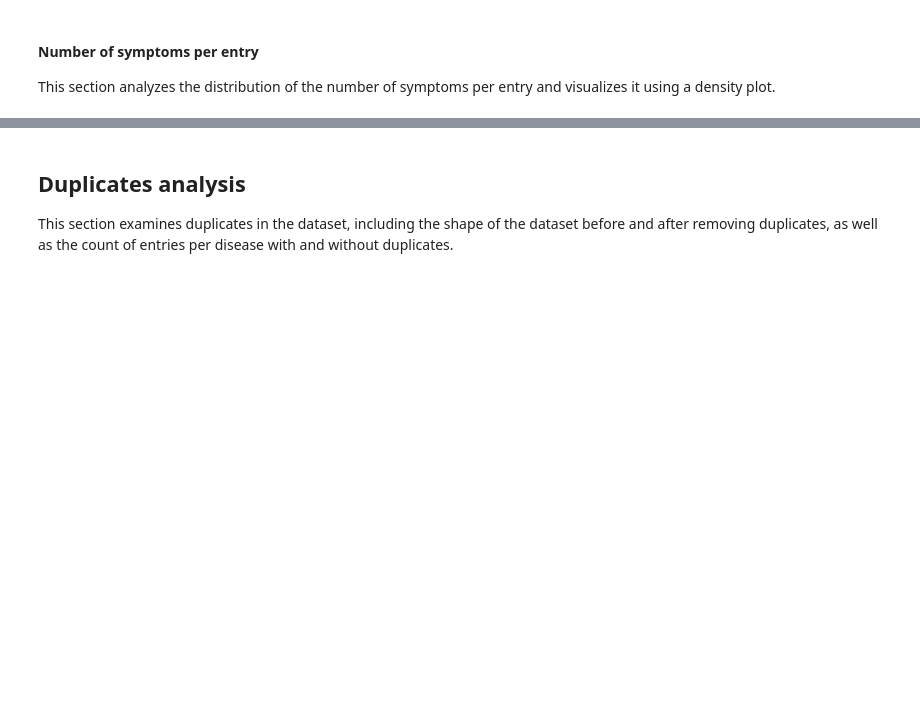
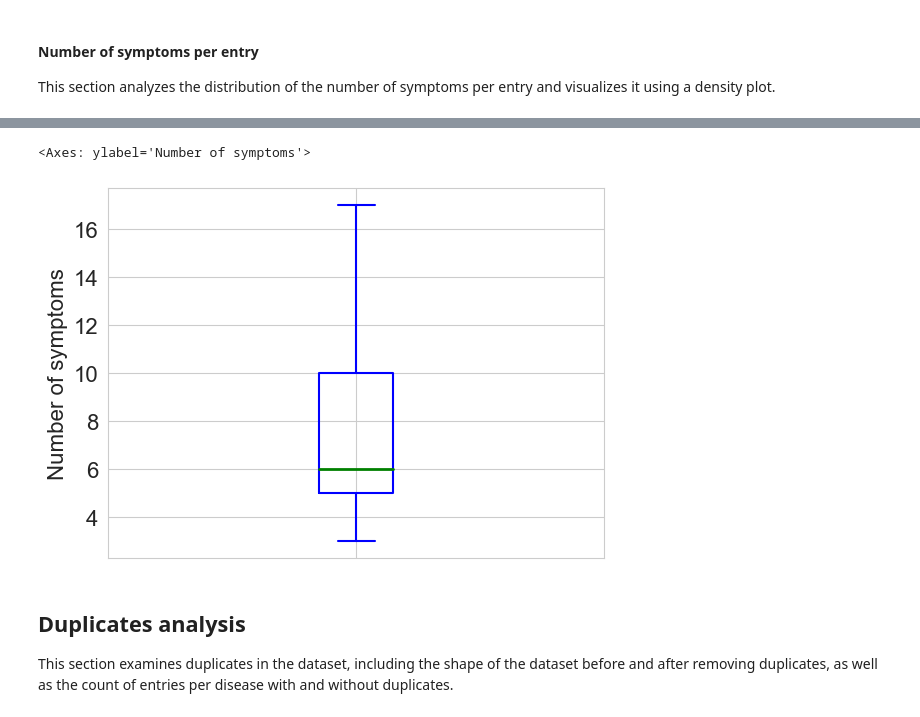
Before and after one commit to tom-bourjala/SDU-ML-DSP, a Jupyter notebook: main.ipynb, the cells around one changed output, grey strips where cells are left out. Cells and saved outputs as stored; diff of their text form; code cells hidden in the pictures; blank space fills up the shorter version.

```diff
--- a/main.ipynb
+++ b/main.ipynb
@@ -178,3 +191,14 @@ number_of_symptoms_per_entry.plot(kind='density', xlim=(1, 17), xlabel='Symptoms
+# %%
+number_of_symptoms_per_entry.plot(kind='box', ylabel='Number of symptoms',
+                                boxprops=dict(linestyle='-', linewidth=1.5, color='blue'),
+                                flierprops=dict(linestyle='-', linewidth=1.5, color='blue'),
+                                medianprops=dict(linestyle='-', linewidth=2, color='green'),
+                                whiskerprops=dict(linestyle='-', linewidth=1.5, color='blue'),
+                                capprops=dict(linestyle='-', linewidth=1.5, color='blue'),
+                                showfliers=False, grid=True, rot=0)
+# %% [output]
+<Axes: ylabel='Number of symptoms'>
+[figure, added]
 # %% [markdown]
 ## Duplicates analysis
 This section examines duplicates in the dataset, including the shape of the dataset before and after removing duplicates, as well as the count of entries per disease with and without duplicates.
```
Also changed, not shown: parts of 7 cells of this notebook.
